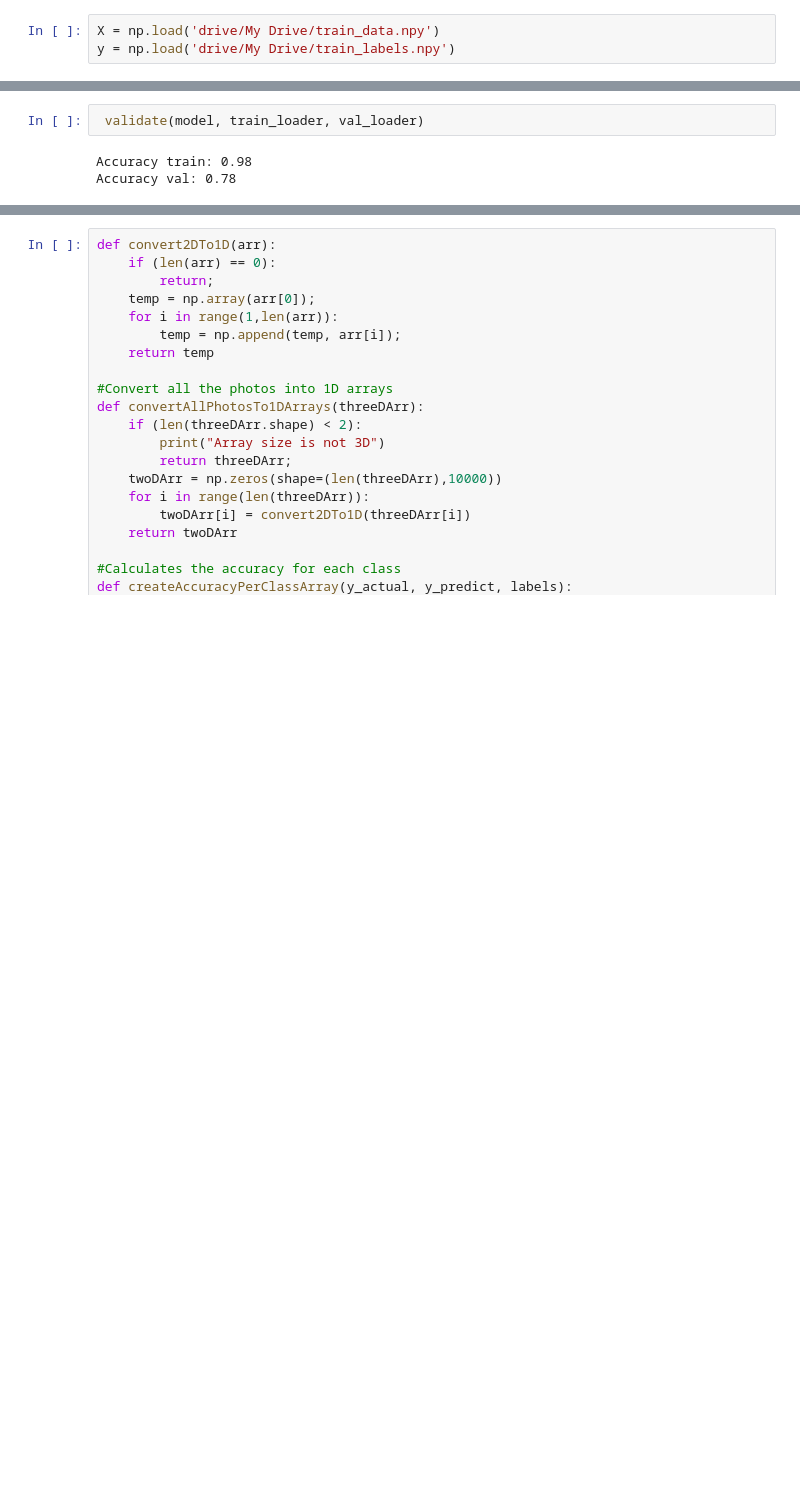
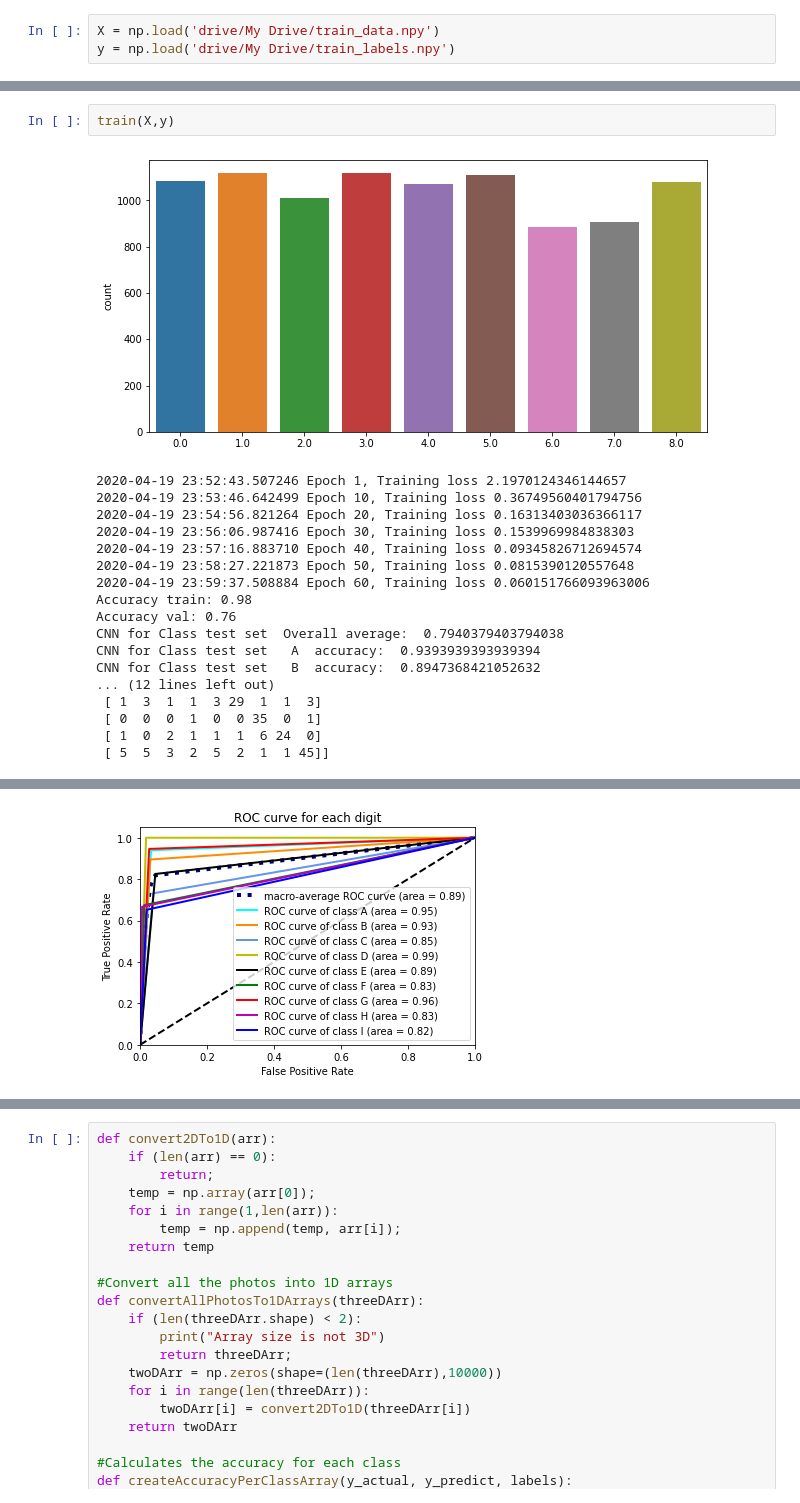
Before and after one commit to MachineLearning-S20/final-project-j-a-r-v-i-s, a Jupyter notebook: train.ipynb, the cells around one changed output, grey strips where cells are left out. Drawn from its saved outputs; the diff is of its cells as text; blank space fills up the shorter version.

```diff
--- a/train.ipynb
+++ b/train.ipynb
@@ -565,5 +564,21 @@ model, train_loader, val_loader = train(X,y)
-# %%
- validate(model, train_loader, val_loader)
-# %% [output]
-Accuracy train: 0.98
-Accuracy val: 0.78
+# %%
+train(X,y)
+# %% [output]
+[figure, added]
+2020-04-19 23:52:43.507246 Epoch 1, Training loss 2.1970124346144657
+2020-04-19 23:53:46.642499 Epoch 10, Training loss 0.36749560401794756
+2020-04-19 23:54:56.821264 Epoch 20, Training loss 0.16313403036366117
+2020-04-19 23:56:06.987416 Epoch 30, Training loss 0.1539969984838303
+2020-04-19 23:57:16.883710 Epoch 40, Training loss 0.09345826712694574
+2020-04-19 23:58:27.221873 Epoch 50, Training loss 0.0815390120557648
+2020-04-19 23:59:37.508884 Epoch 60, Training loss 0.060151766093963006
+Accuracy train: 0.98
+Accuracy val: 0.76
+CNN for Class test set  Overall average:  0.7940379403794038
+CNN for Class test set   A  accuracy:  0.9393939393939394
+CNN for Class test set   B  accuracy:  0.8947368421052632
+... (12 lines left out)
+ [ 1  3  1  1  3 29  1  1  3]
+ [ 0  0  0  1  0  0 35  0  1]
+ [ 1  0  2  1  1  1  6 24  0]
+ [ 5  5  3  2  5  2  1  1 45]]
@@ -570 +586,2 @@ Accuracy val: 0.78
+[figure, added]
 # %%
```
Also changed, not shown: parts of 8 cells of this notebook.
